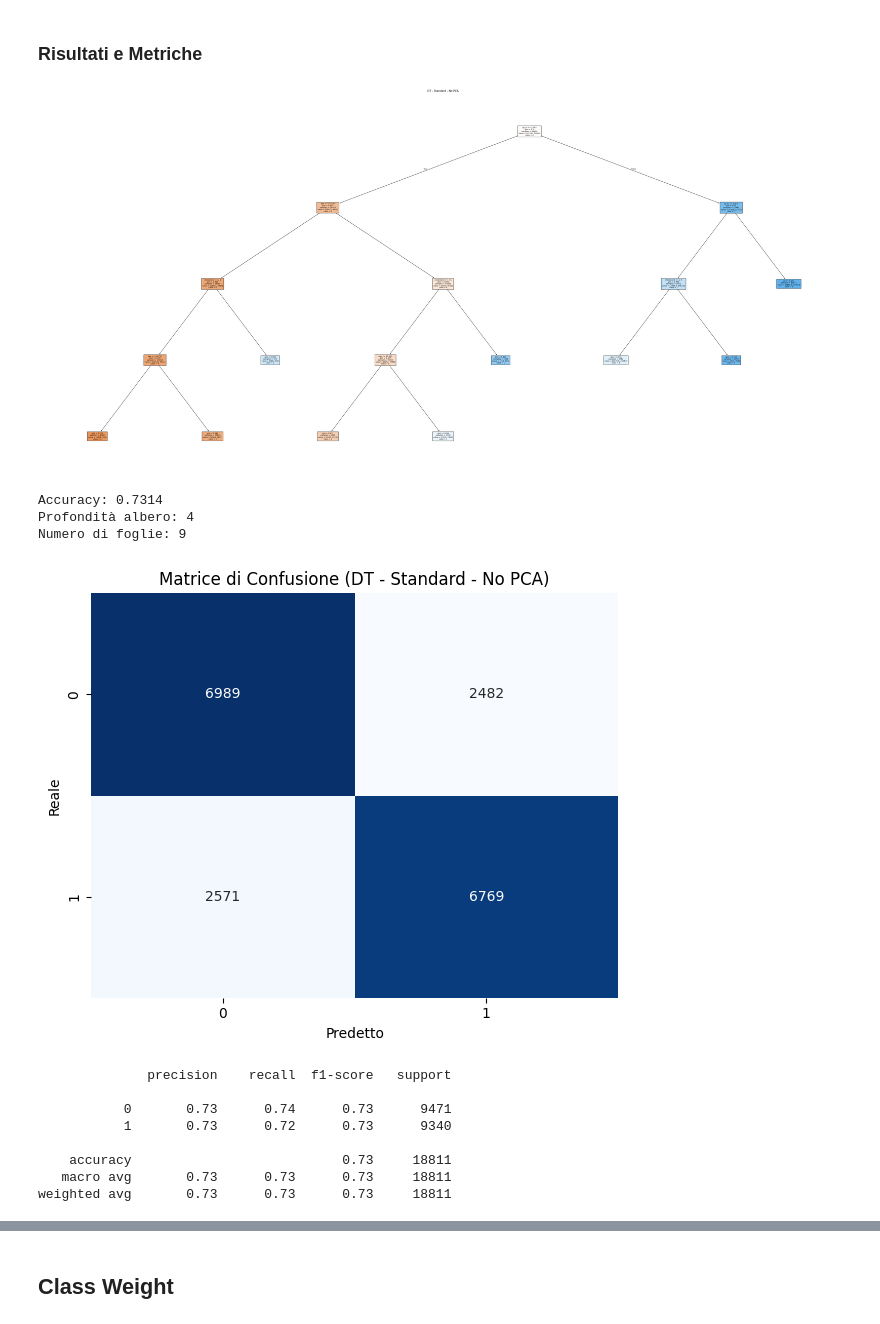
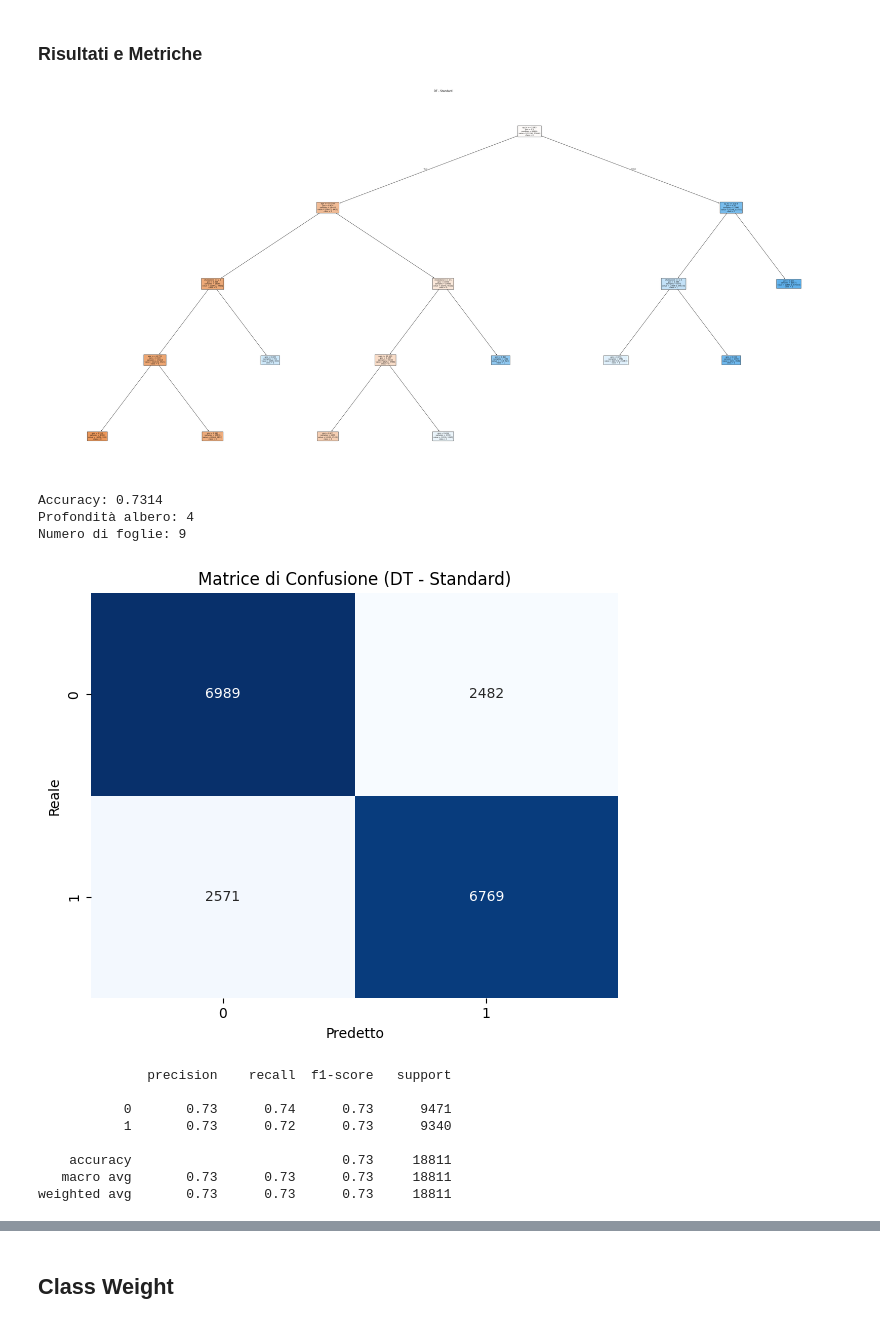
Before and after one commit to mbroglio/ML_25_26, a Jupyter notebook: ML_Project.ipynb, the cells around one changed output, grey strips where cells are left out. Saved outputs shown, nothing was run; the diff lists cells and outputs as text; code cells hidden in the pictures.

```diff
--- a/ML_Project.ipynb
+++ b/ML_Project.ipynb
@@ -959,26 +959,26 @@ Miglior score (f1): 0.7199
 # %%
 # Visualizza albero
 print_tree(
     dt_standard,
     max_depth=dt_standard.get_depth(),
-    title="DT - Standard - No PCA",
+    title="DT - Standard",
     feature_names=all_features_dt,
 )
 show_tree_metrics(
-    dt_standard, y_test_dt, y_pred_standard, title_suffix="DT - Standard - No PCA"
+    dt_standard, y_test_dt, y_pred_standard, title_suffix="DT - Standard"
 )
 plot_feature_importance(
     dt_standard,
     feature_names=all_features_dt,
-    title_suffix="DT - Standard - No PCA",
+    title_suffix="DT - Standard",
     top_n=5,
 )
 # %% [output]
 [figure]
 Accuracy: 0.7314
 Profondità albero: 4
 Numero di foglie: 9
-[figure, old version]
+[figure, new version]
               precision    recall  f1-score   support
 
            0       0.73      0.74      0.73      9471
```
Also changed, not shown: parts of 6 cells of this notebook, 19 other files.
